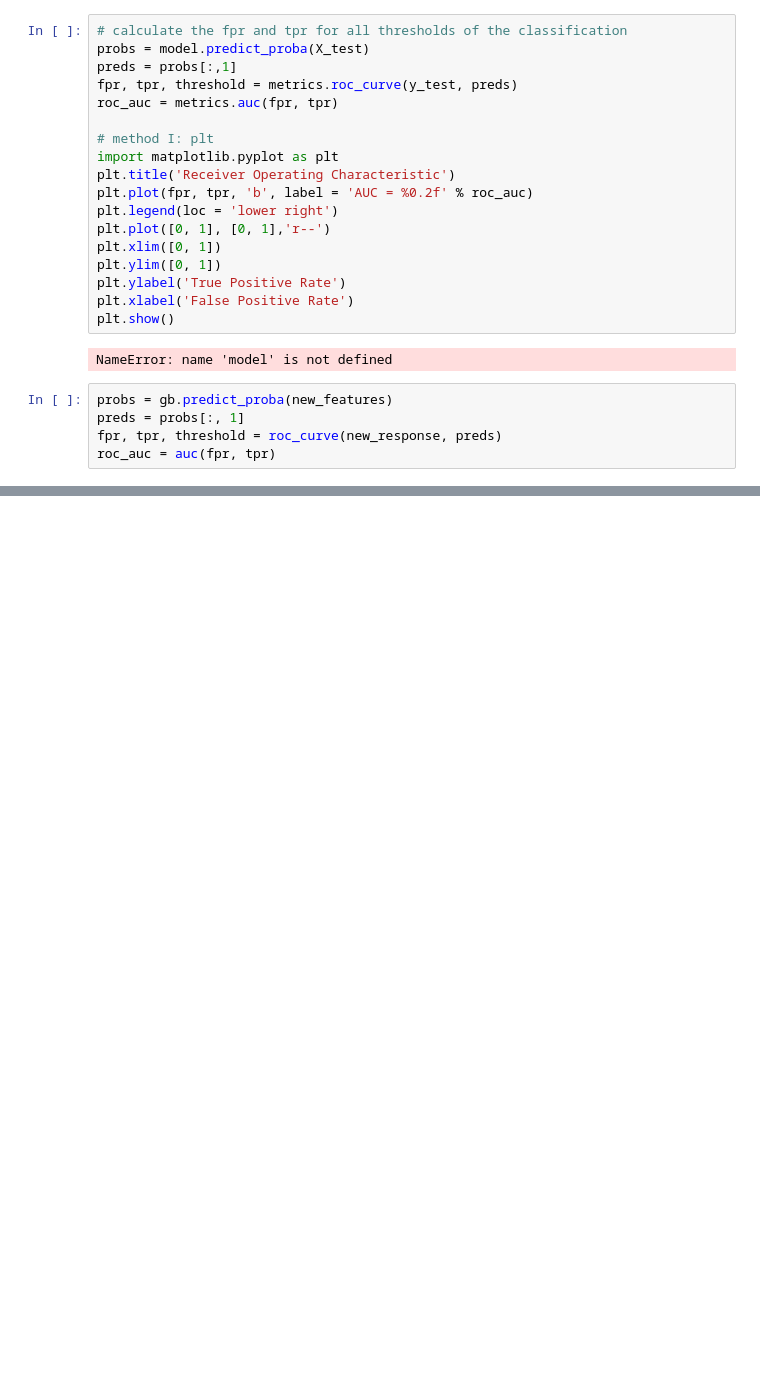
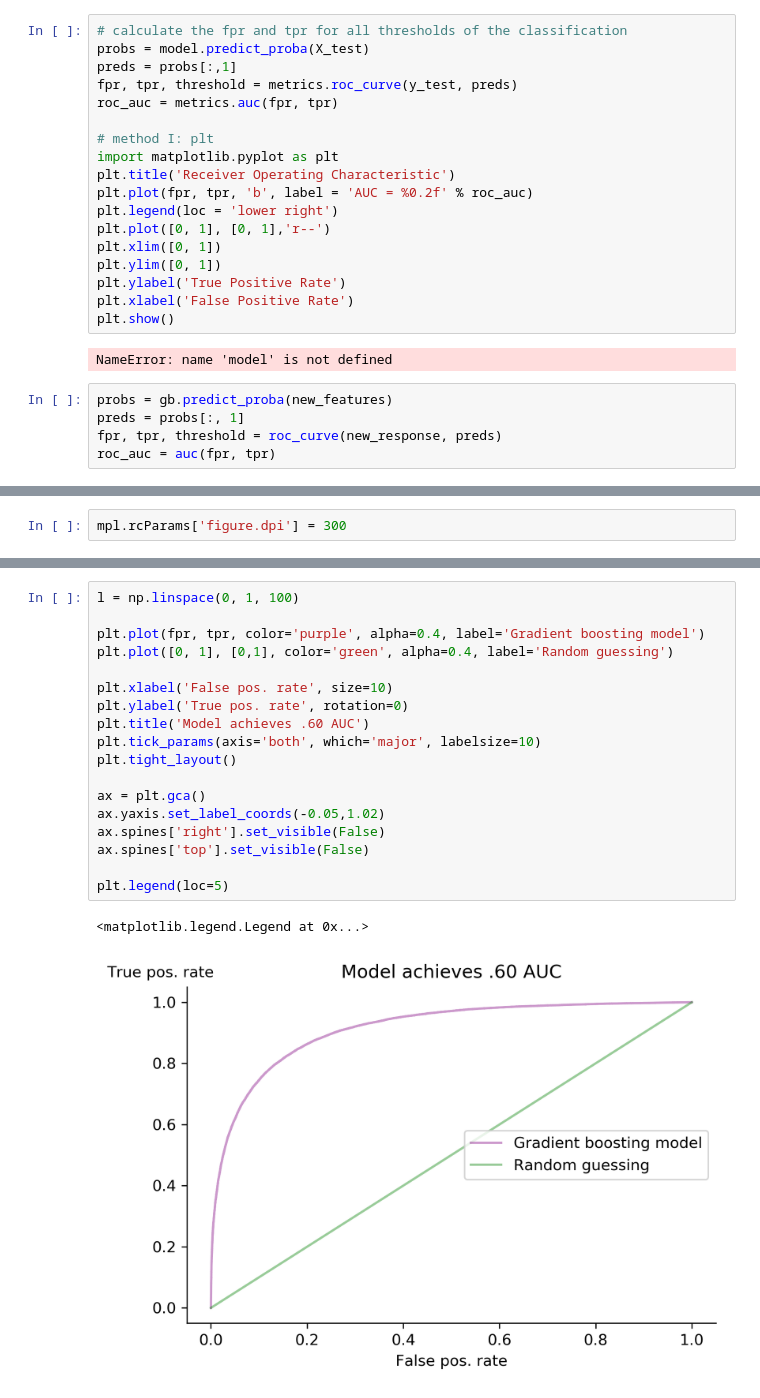
Before and after one commit to luketibbott/Predicting-the-sucess-of-showerthoughts, a Jupyter notebook: model-tuning.ipynb, the cells around one changed output, grey strips where cells are left out. Saved outputs shown, nothing was run; the diff lists cells and outputs as text; blank space fills up the shorter version.

Commit message:
Make ROC AUC plot pretty. Needs to be updated with test data

```diff
--- a/model-tuning.ipynb
+++ b/model-tuning.ipynb
@@ -268,0 +266,2 @@ plt.plot(fpr, tpr)
+# %%
+mpl.rcParams['figure.dpi'] = 300
@@ -268,0 +290,21 @@ plt.plot(fpr, tpr)
+# %%
+l = np.linspace(0, 1, 100)
+
+plt.plot(fpr, tpr, color='purple', alpha=0.4, label='Gradient boosting model')
+plt.plot([0, 1], [0,1], color='green', alpha=0.4, label='Random guessing')
+
+plt.xlabel('False pos. rate', size=10)
+plt.ylabel('True pos. rate', rotation=0)
+plt.title('Model achieves .60 AUC')
+plt.tick_params(axis='both', which='major', labelsize=10)
+plt.tight_layout()
+
+ax = plt.gca()
+ax.yaxis.set_label_coords(-0.05,1.02)
+ax.spines['right'].set_visible(False)
+ax.spines['top'].set_visible(False)
+
+plt.legend(loc=5)
+# %% [output]
+<matplotlib.legend.Legend at 0x...>
+[figure, added]
```
Also changed, not shown: parts of 3 cells of this notebook.
